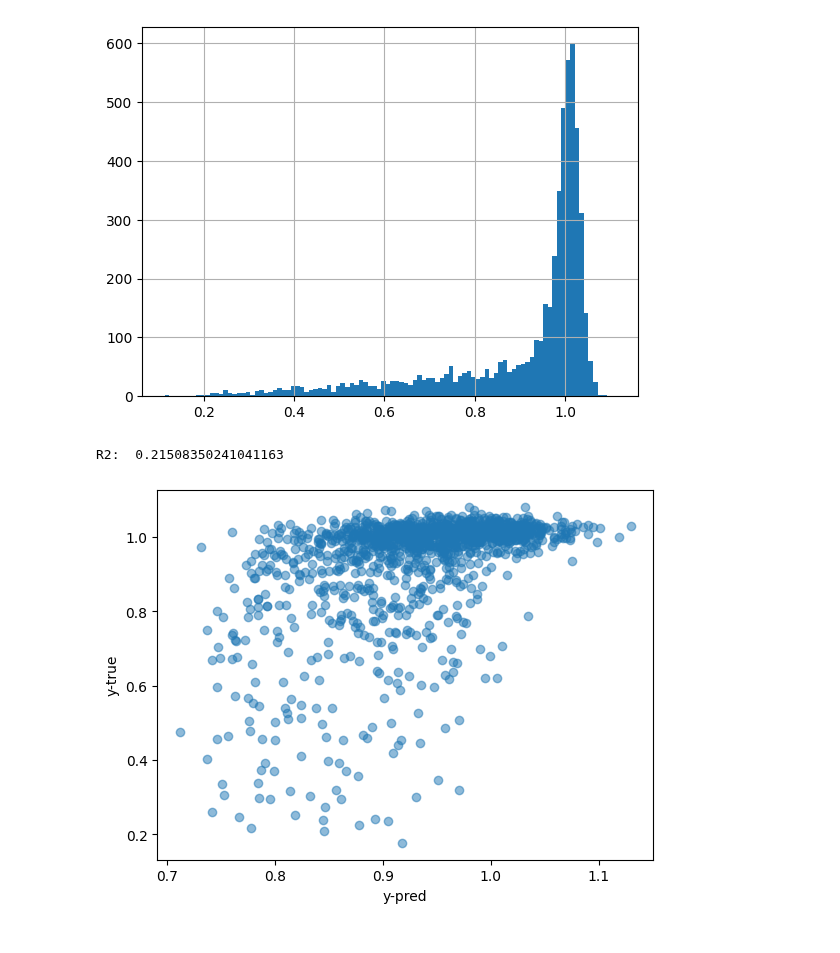
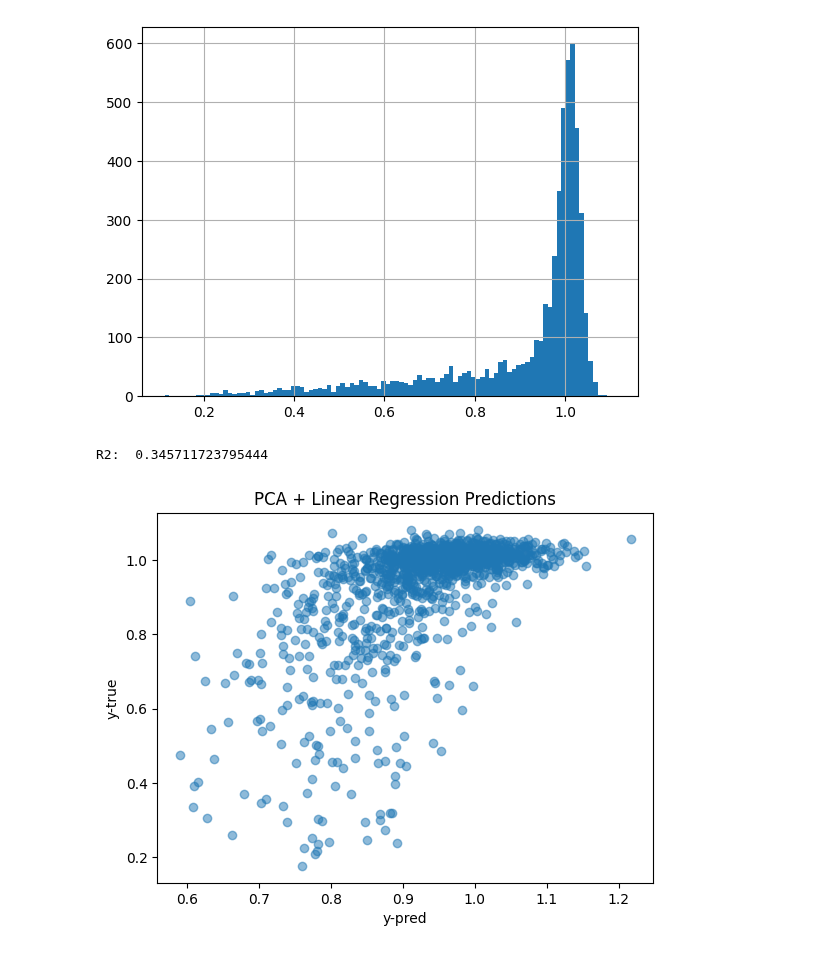
Before and after one commit to lesves/yeast-embeddings, a Jupyter notebook: ForSysGen.ipynb, the cells around one changed output. Cells and saved outputs as stored; diff of their text form; code cells hidden in the pictures.

```diff
--- a/ForSysGen.ipynb
+++ b/ForSysGen.ipynb
@@ -129,3 +7,3 @@ Wall time: 220 ms
 # %%
-# Yeast Net data
-YeastNetdata = pd.read_csv('data/YeastNet.csv', sep = ',', index_col = 0)
+yeast_emb_full = pd.read_csv('Data/yeast_emb_full.csv', sep = ',', index_col = 0)
+yeast_emb_full
@@ -302,8 +24,2 @@ data_Turco_gene_expressions_z
-# %%
-# Add yeast yeastnet data to the model
-yeast_emb_full = yeast_emb_full.merge(yeastnet_emb_z, on="gene_id")
-
-# Add data Turco gene expressions to the predictive model
-yeast_emb_full = yeast_emb_full.merge(data_Turco_gene_expressions_z, on="gene_id")
 # %%
 # Check what is the percentage of the variance explained by compressed data compared to the full data
@@ -320,5 +38,5 @@ plt.plot(range(0, N), ev)
 # %%
-dims = 16
+dims = 128
 emb_full_pca = pd.DataFrame(PCA(n_components=dims).fit_transform(yeast_emb_full.iloc[:,1:]), index=yeast_emb_full.gene_id).reset_index()
 emb_full_pca
 # %% [output]
@@ -363,21 +70,22 @@ from sklearn.metrics import r2_score
 # %%
 # How predictive are gene embeddings
 
 A = smf_filter.merge(emb_full_pca, on='gene_id', how='inner').dropna()
 X = A.iloc[:, 5:]
 y = A['smf_30']
 X_train, X_test, y_train, y_test = train_test_split(X, y, test_size=0.33, random_state=42)
 
 lm = LinearRegression().fit(X_train, y_train)
 print('R2: ', lm.score(X_test, y_test))
 
 plt.scatter(lm.predict(X_test), y_test, alpha=0.5)
 plt.xlabel("y-pred")
 plt.ylabel("y-true")
+plt.title("PCA + Linear Regression Predictions")
 plt.show()
 # %% [output]
-R2:  0.21508350241041163
+R2:  0.345711723795444
-[figure, old version]
+[figure, new version]
 # %%
 # Comparison to only sequence features
 
```
Also changed, not shown: parts of 32 cells of this notebook.
